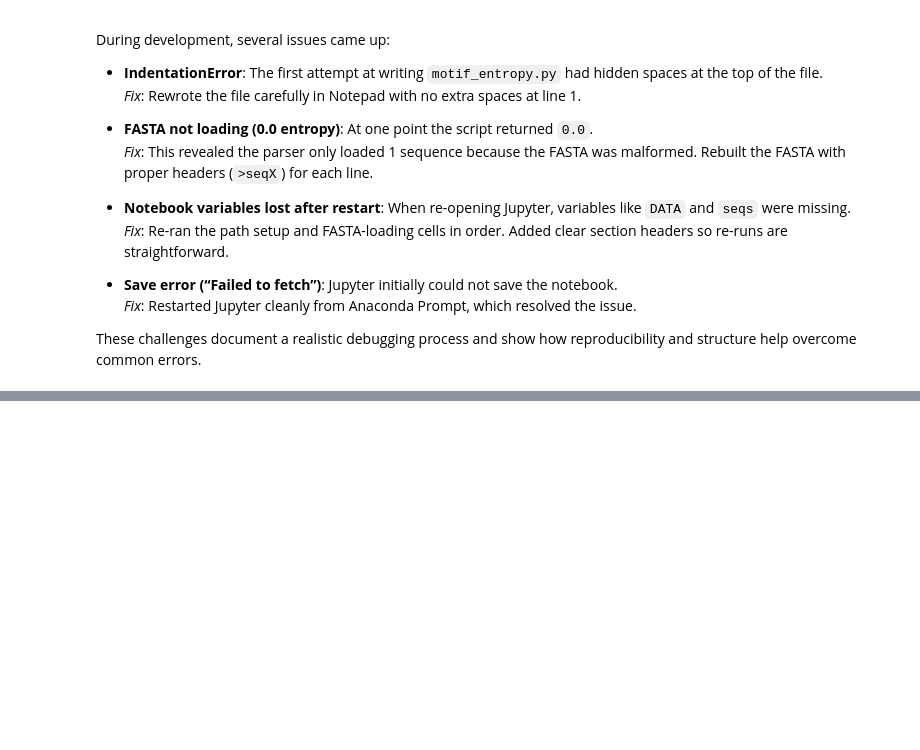
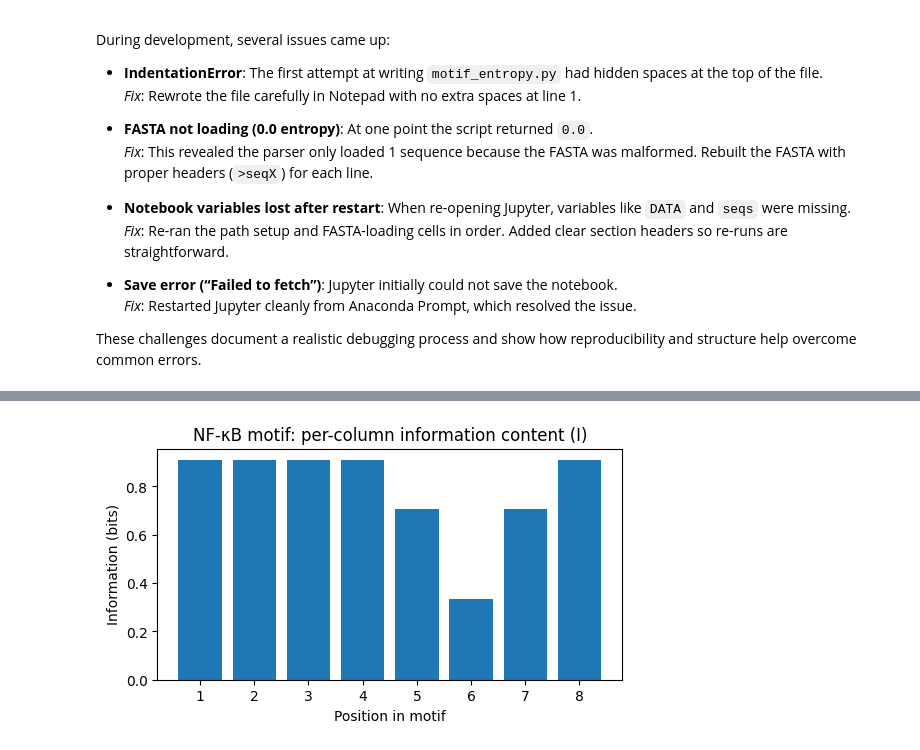
Before and after one commit to twissa-mitra/motif-entropy-nfkb, a Jupyter notebook: notebooks/01_motif_entropy_demo.ipynb, the cells around one changed output, grey strips where cells are left out. Drawn from its saved outputs; the diff is of its cells as text; code cells hidden in the pictures; blank space fills up the shorter version.

Commit message:
Add NF-kB motif entropy workflow results, figures, and notebook updates

```diff
--- a/notebooks/01_motif_entropy_demo.ipynb
+++ b/notebooks/01_motif_entropy_demo.ipynb
@@ -250,0 +334,18 @@ plt.show()
+# %%
+# Toy aligned sequences representing an NF-κB-like motif
+seqs = [
+    "GGGACTTT",
+    "GGGACCTT",
+    "GGGATTTT",
+    "GGGACTTT",
+    "GGGACGTT",
+    "GGGACTTT",
+    "GGGACATT",
+    "GGGACTTT",
+    "GGGACTCT",
+    "GGGACTTT",
+]
+
+print("Number of sequences:", len(seqs))
+print("Length of each sequence:", len(seqs[0]))
+print("First sequence:", seqs[0])
@@ -250,0 +398,18 @@ plt.show()
+# %%
+# 1) Per-column entropy
+H = -(ppm * np.log2(ppm)).sum(axis=0)
+
+# 2) Background entropy for uniform {A,C,G,T}
+H_bg = 2.0
+
+# 3) Information = background - entropy
+I = H_bg - H
+
+# 4) Put everything into a dataframe
+df = pd.DataFrame({
+    "position": np.arange(1, L+1),
+    "A": ppm[0], "C": ppm[1], "G": ppm[2], "T": ppm[3],
+    "H": H, "I": I
+})
+
+df.round(3)
@@ -250,0 +426,11 @@ plt.show()
+# %%
+import matplotlib.pyplot as plt
+
+plt.figure(figsize=(6,3))
+plt.bar(df["position"], df["I"])
+plt.xlabel("Position in motif")
+plt.ylabel("Information (bits)")
+plt.title("NF-κB motif: per-column information content (I)")
+plt.show()
+# %% [output]
+[figure, added]
```
Also changed, not shown: parts of 20 cells of this notebook, 21 other files.
